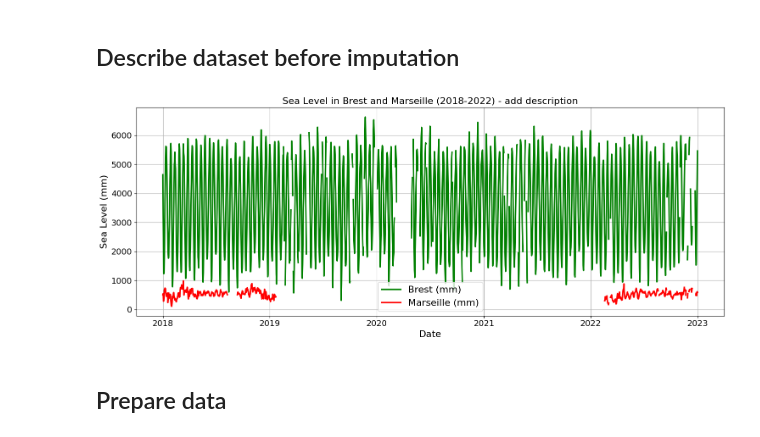
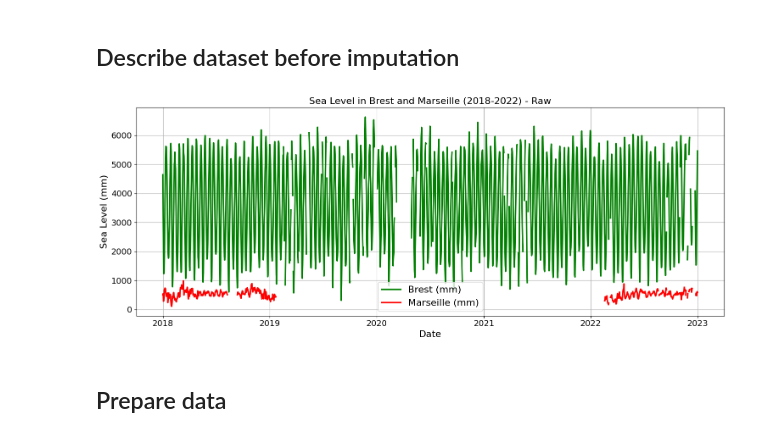
Before and after one commit to SAP/knn-sampler, a Jupyter notebook: storm_project.ipynb, the cells around one changed output. Cells and saved outputs as stored; diff of their text form; code cells hidden in the pictures.

```diff
--- a/storm_project.ipynb
+++ b/storm_project.ipynb
@@ -26,7 +26,7 @@ def plot_dataset_description(
     df: pd.DataFrame,
     input_col: str,
     target_col: str,
-    description: str = "add description",
+    description: str = "",
 ):
     df = deepcopy(df)
     df["datetime"] = pd.to_datetime(df["datetime"])
@@ -34,10 +34,10 @@ def plot_dataset_description(
     df.sort_values(by="datetime", inplace=True)
     df.set_index("datetime", inplace=True)
 
-    # 5. Build a date range from the earliest to the latest date in your dataset
+    # Build a date range from the earliest to the latest date in your dataset
     full_range = pd.date_range(start=df.index.min(), end=df.index.max(), freq="D")
 
-    # 6. Reindex your dataframe on that full daily range
+    # Reindex your dataframe on that full daily range
     df.index = df.index + pd.to_timedelta(
         df.groupby(level=0).cumcount(), unit="s"
     )  # make duplicates unique for reindexing
@@ -56,8 +56,9 @@ def plot_dataset_description(
     # Configure the plot
     plt.xlabel("Date", fontsize=16)
     plt.ylabel("Sea Level (mm)", fontsize=16)
+    description_str = f" - {description}" if description else ""
     plt.title(
-        f"Sea Level in {input_col} and {target_col} (2018-2022) - {description}",
+        f"Sea Level in {input_col} and {target_col} (2018-2022){description_str}",
         fontsize=16,
     )
 
@@ -72,13 +73,15 @@ def plot_dataset_description(
     plt.tight_layout()
     plt.show()
 # %%
-# 4. Replace -32767 with NaN for Brest and Marseille
+# Replace -32767 with NaN for Brest and Marseille
 df[[input_column, target_column]] = df[[input_column, target_column]].replace(
     -32767, np.nan
 )
-plot_dataset_description(df, input_col=input_column, target_col=target_column)
+plot_dataset_description(
+    df, input_col=input_column, target_col=target_column, description="Raw"
+)
 # %% [output]
-[figure, old version]
+[figure, new version]
 # %% [markdown]
 ## Prepare data
 # %%
```
Also changed, not shown: parts of 5 cells of this notebook.
